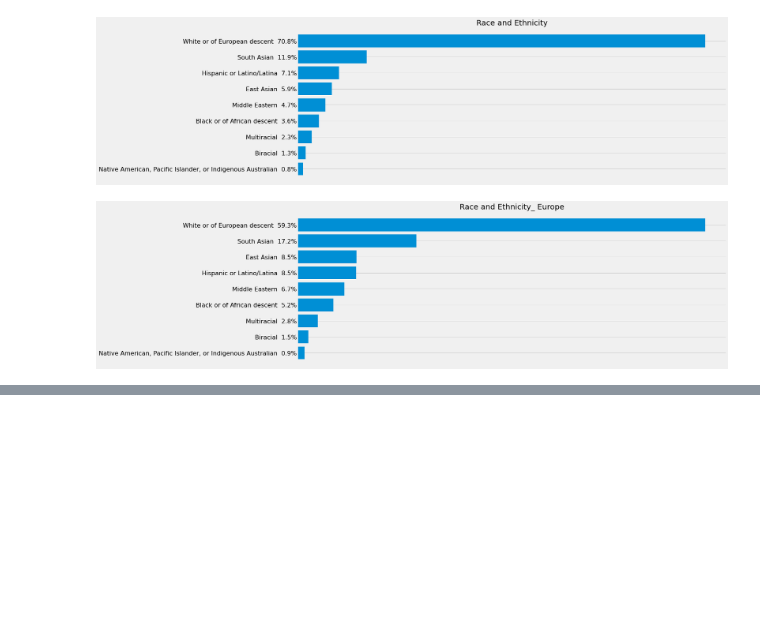
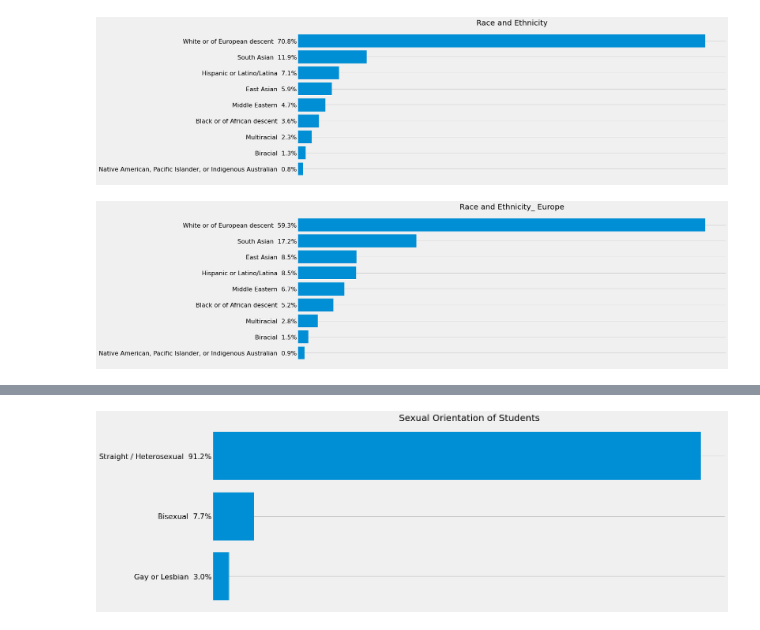
Before and after one commit to qristinius/Stackoverflow-Survey-2019, a Jupyter notebook: dev_survey_results_2019.ipynb, the cells around one changed output, grey strips where cells are left out. Cells and saved outputs as stored; diff of their text form; code cells hidden in the pictures; blank space fills up the shorter version.

```diff
--- a/dev_survey_results_2019.ipynb
+++ b/dev_survey_results_2019.ipynb
@@ -659,0 +693,14 @@ Build_Barh_sizes(key_Phrases, Quantity, Race_etnc_europ, "fivethirtyeight", Fals
+# %%
+sexual_orientation = data["Sexuality"]
+sexual_orientation.dropna(inplace = True )
+
+sexual_orientation_students = data[(sexual_orientation  != "NaN")  & ((data ["Student"] == "Yes, full-time") | (data ["Student"] == "Yes, part-time"))]
+Sexual_orientation_students = sexual_orientation_students["Sexuality"]
+
+Sexual_orientation_students = Sexual_orientation_students.str.split(";")
+
+list_sorter_counter(Sexual_orientation_students)
+
+Build_Barh_sizes(key_Phrases, Quantity, Sexual_orientation_students, "fivethirtyeight", False , (18,7), "Sexual Orientation of Students")
+# %% [output]
+[figure, added]
```
Also changed, not shown: parts of 4 cells of this notebook.
